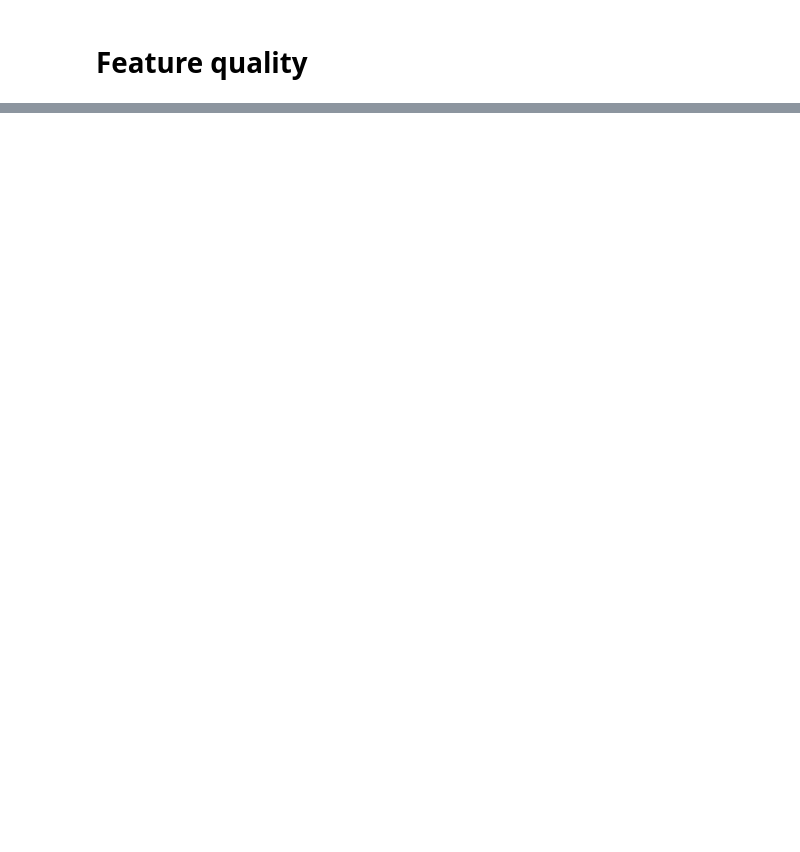
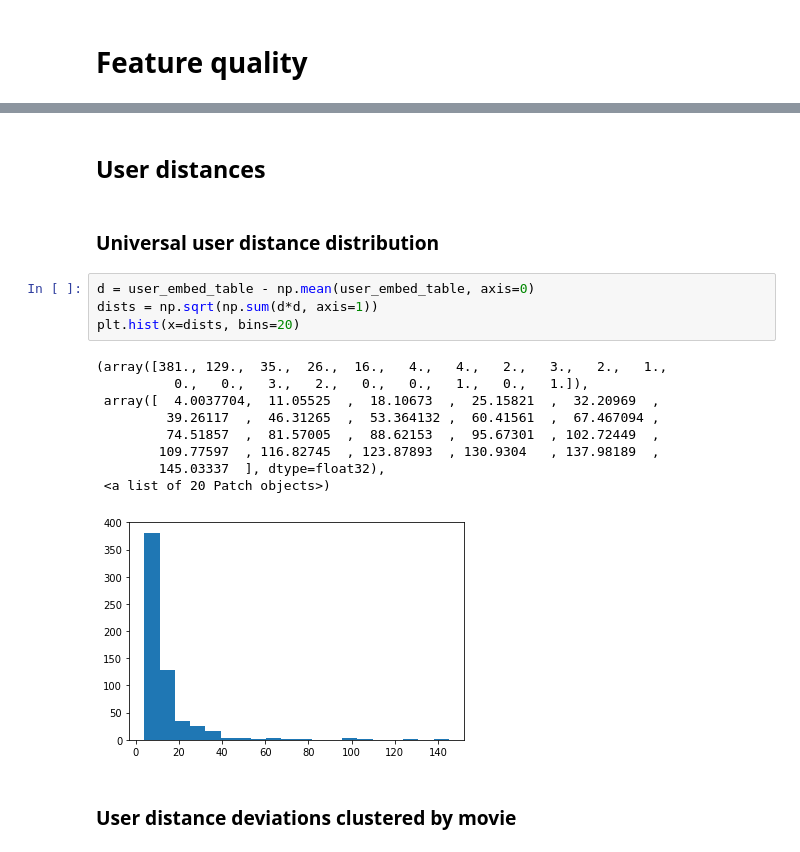
Before and after one commit to DaviesX/movie-lens, a Jupyter notebook: src/a_latent_nn.ipynb, the cells around one changed output, grey strips where cells are left out. Drawn from its saved outputs; the diff is of its cells as text; blank space fills up the shorter version.

```diff
--- a/src/a_latent_nn.ipynb
+++ b/src/a_latent_nn.ipynb
@@ -149,0 +151,20 @@ plt.scatter(x=tsne_valid_x[:,0], y=tsne_valid_x[:,1], c=rating_true_valid[:1000]
+# %% [markdown]
+## User distances
+# %% [markdown]
+### Universal user distance distribution
+# %%
+d = user_embed_table - np.mean(user_embed_table, axis=0)
+dists = np.sqrt(np.sum(d*d, axis=1))
+plt.hist(x=dists, bins=20)
+# %% [output]
+(array([381., 129.,  35.,  26.,  16.,   4.,   4.,   2.,   3.,   2.,   1.,
+          0.,   0.,   3.,   2.,   0.,   0.,   1.,   0.,   1.]),
+ array([  4.0037704,  11.05525  ,  18.10673  ,  25.15821  ,  32.20969  ,
+         39.26117  ,  46.31265  ,  53.364132 ,  60.41561  ,  67.467094 ,
+         74.51857  ,  81.57005  ,  88.62153  ,  95.67301  , 102.72449  ,
+        109.77597  , 116.82745  , 123.87893  , 130.9304   , 137.98189  ,
+        145.03337  ], dtype=float32),
+ <a list of 20 Patch objects>)
+[figure, added]
+# %% [markdown]
+### User distance deviations clustered by movie
```
Also changed, not shown: parts of 15 cells of this notebook.
